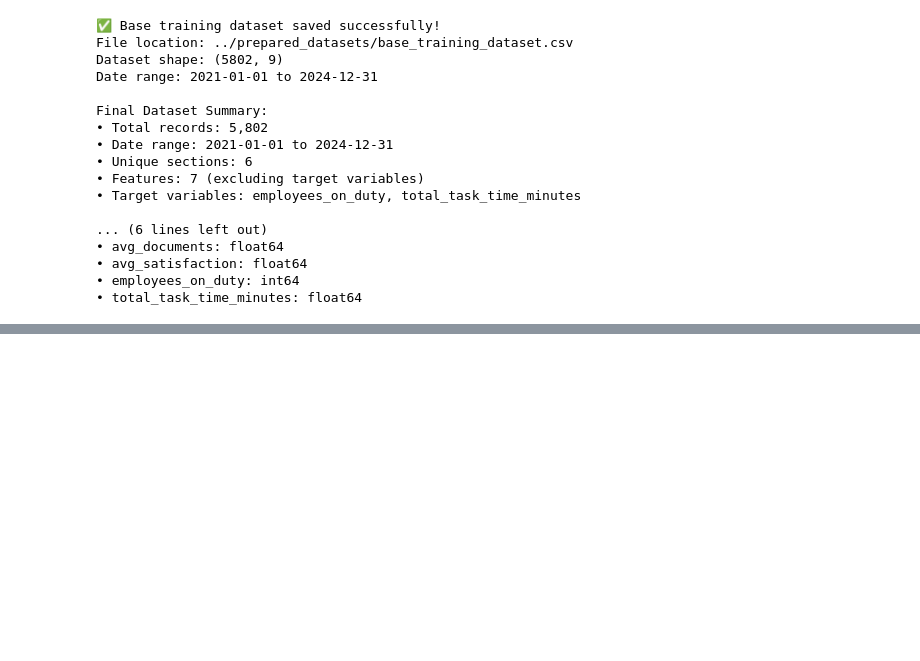
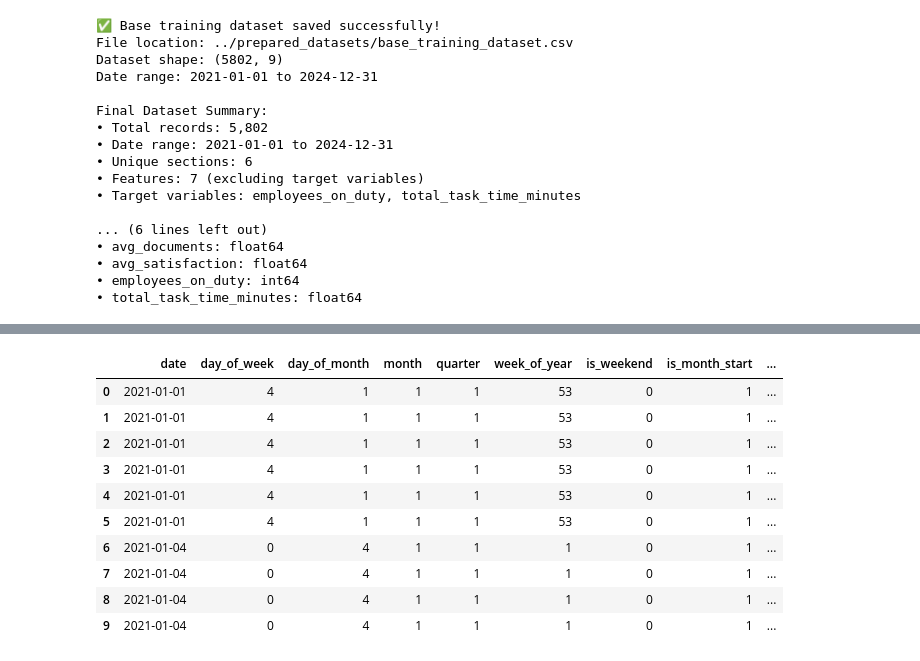
Before and after one commit to BeatBard/Futurestack_datathon, a Jupyter notebook: Task 2/notebooks/dataset_prep.ipynb, the cells around one changed output, grey strips where cells are left out. Cells and saved outputs as stored; diff of their text form; code cells hidden in the pictures; blank space fills up the shorter version.

```diff
--- a/Task 2/notebooks/dataset_prep.ipynb
+++ b/Task 2/notebooks/dataset_prep.ipynb
@@ -1158,0 +1238,75 @@ Final Dataset Summary:
+# %%
+
+# Cell 12: Add Temporal Features (from date)
+print("=== ADDING TEMPORAL FEATURES ===")
+print("Create features that can be calculated from just date + section_id:")
+
+# Load the saved base training dataset
+base_training_final = pd.read_csv('../prepared_datasets/base_training_dataset.csv')
+
+# Convert date to datetime
+base_training_final['date'] = pd.to_datetime(base_training_final['date'])
+
+print(f"Original dataset shape: {base_training_final.shape}")
+print(f"Date range: {base_training_final['date'].min()} to {base_training_final['date'].max()}")
+
+# 6.1 Temporal Features (from date)
+print("\n6.1 Creating Temporal Features:")
+
+# day_of_week: Monday=0, Sunday=6
+base_training_final['day_of_week'] = base_training_final['date'].dt.dayofweek
+print("• day_of_week: Monday=0, Sunday=6 (Value Range: 0-6)")
+
+# day_of_month: Day of the month
+base_training_final['day_of_month'] = base_training_final['date'].dt.day
+print("• day_of_month: Day of the month (Value Range: 1-31)")
+
+# month: Month number
+base_training_final['month'] = base_training_final['date'].dt.month
+print("• month: Month number (Value Range: 1-12)")
+
+# quarter: Quarter of year
+base_training_final['quarter'] = base_training_final['date'].dt.quarter
+print("• quarter: Quarter of year (Value Range: 1-4)")
+
+# week_of_year: Week number
+base_training_final['week_of_year'] = base_training_final['date'].dt.isocalendar().week
+print("• week_of_year: Week number (Value Range: 1-52)")
+
+# is_weekend: Saturday/Sunday flag
+base_training_final['is_weekend'] = (base_training_final['date'].dt.dayofweek >= 5).astype(int)
+print("• is_weekend: Saturday/Sunday flag (Value Range: 0 or 1)")
+
+# is_month_start: First 5 days of month
+base_training_final['is_month_start'] = (base_training_final['date'].dt.day <= 5).astype(int)
+print("• is_month_start: First 5 days of month (Value Range: 0 or 1)")
+
+# is_month_end: Last 5 days of month
+# Calculate last day of month and check if current day is within last 5 days
+last_day_of_month = base_training_final['date'].dt.days_in_month
+days_from_end = last_day_of_month - base_training_final['date'].dt.day + 1
+base_training_final['is_month_end'] = (days_from_end <= 5).astype(int)
+print("• is_month_end: Last 5 days of month (Value Range: 0 or 1)")
+
+print(f"\nDataset shape after adding temporal features: {base_training_final.shape}")
+
+# Display sample of temporal features
+print("\nSample of Temporal Features:")
+temporal_cols = ['date', 'day_of_week', 'day_of_month', 'month', 'quarter', 'week_of_year', 'is_weekend', 'is_month_start', 'is_month_end']
+display(base_training_final[temporal_cols].head(10))
+
+# Show feature value distributions
+print("\nTemporal Feature Distributions:")
+for feature in ['day_of_week', 'month', 'quarter', 'is_weekend', 'is_month_start', 'is_month_end']:
+    unique_vals = sorted(base_training_final[feature].unique())
+    print(f"• {feature}: {unique_vals}")
+
+# Save updated dataset with temporal features
+output_file = '../prepared_datasets/base_training_with_temporal.csv'
+base_training_final.to_csv(output_file, index=False)
+
+print(f"\n✅ Temporal features added successfully!")
+print(f"Updated dataset saved to: {output_file}")
+print(f"Total features: {len(base_training_final.columns) - 2} (excluding target variables)")
+print(f"New temporal features: 8")
+# %% [output]
@@ -1158,0 +1331,11 @@ Final Dataset Summary:
+|  | date | day_of_week | day_of_month | month | quarter | week_of_year | is_weekend | is_month_start | ... |
+| 0 | 2021-01-01 | 4 | 1 | 1 | 1 | 53 | 0 | 1 | ... |
+| 1 | 2021-01-01 | 4 | 1 | 1 | 1 | 53 | 0 | 1 | ... |
+| 2 | 2021-01-01 | 4 | 1 | 1 | 1 | 53 | 0 | 1 | ... |
+| 3 | 2021-01-01 | 4 | 1 | 1 | 1 | 53 | 0 | 1 | ... |
+| 4 | 2021-01-01 | 4 | 1 | 1 | 1 | 53 | 0 | 1 | ... |
+| 5 | 2021-01-01 | 4 | 1 | 1 | 1 | 53 | 0 | 1 | ... |
+| 6 | 2021-01-04 | 0 | 4 | 1 | 1 | 1 | 0 | 1 | ... |
+| 7 | 2021-01-04 | 0 | 4 | 1 | 1 | 1 | 0 | 1 | ... |
+| 8 | 2021-01-04 | 0 | 4 | 1 | 1 | 1 | 0 | 1 | ... |
+| 9 | 2021-01-04 | 0 | 4 | 1 | 1 | 1 | 0 | 1 | ... |
```
Also changed, not shown: parts of 4 cells of this notebook, 1 other file.
